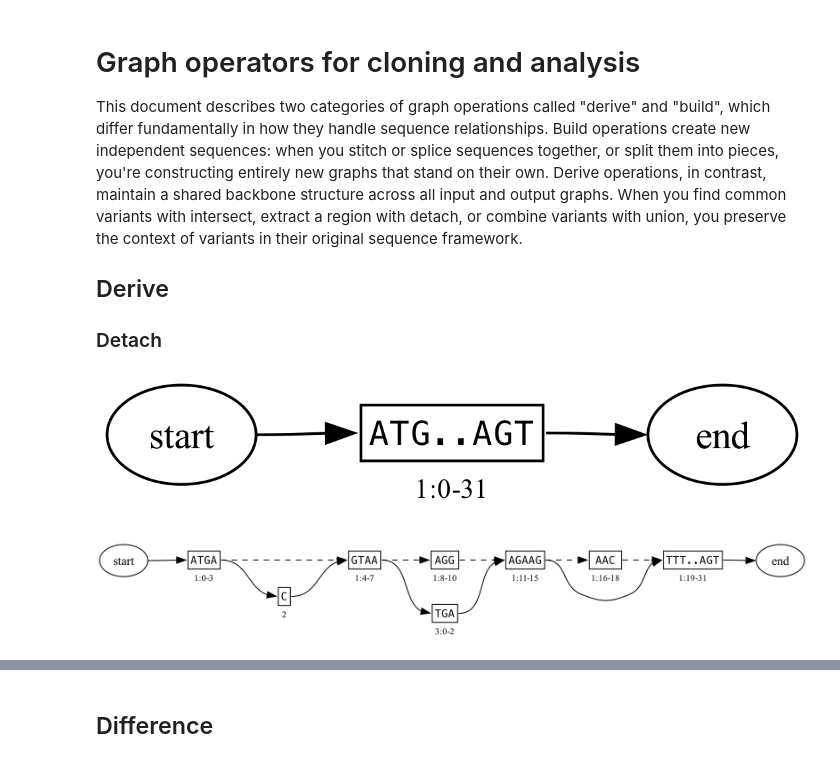
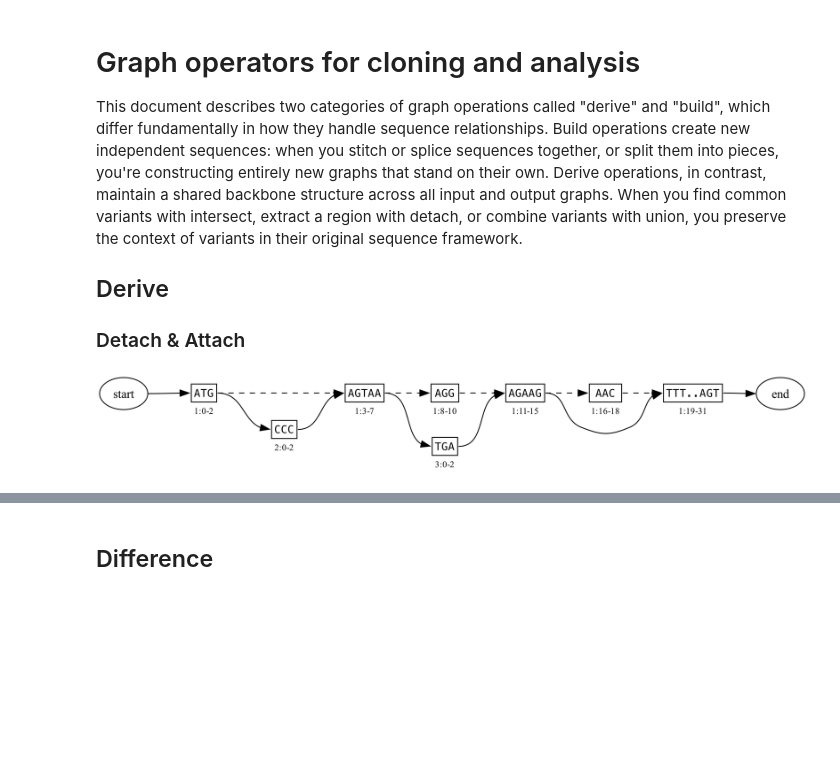
Before and after one commit to ginkgobioworks/gen, a Jupyter notebook: docs/figures/operators.ipynb, the cells around one changed output, grey strips where cells are left out. Cells and saved outputs as stored; diff of their text form; code cells hidden in the pictures; blank space fills up the shorter version.

```diff
--- a/docs/figures/operators.ipynb
+++ b/docs/figures/operators.ipynb
@@ -14,33 +98,31 @@ from io import BytesIO
 This document describes two categories of graph operations called "derive" and "build", which differ fundamentally in how they handle sequence relationships. Build operations create new independent sequences: when you stitch or splice sequences together, or split them into pieces, you're constructing entirely new graphs that stand on their own. Derive operations, in contrast, maintain a shared backbone structure across all input and output graphs. When you find common variants with intersect, extract a region with detach, or combine variants with union, you preserve the context of variants in their original sequence framework.
 
 ## Derive
-### Detach
+### Detach & Attach
 # %%
 # Start with a linear reference
 G_ref = genfig.Graph()
 n1 = G_ref.add_node('ATGAGTAAAGGAGAAGAACTTTTCACTGGAGT') # Derived from BBa_K1896001
 G_ref.connect_to_source(n1)
 G_ref.connect_to_sink(n1)
-display(G_ref)
 
 # Then we make the total graph that includes everything:
 G_all = deepcopy(G_ref)
 
 # Insertion:
-n2 = G_all.add_node('C')
-G_all.add_edge((n1, 3), (n2, 0))
-G_all.add_edge((n2, 0), (n1, 4))
+n2 = G_all.add_node('CCC')
+G_all.add_edge((n1, 2), (n2, 0))
+G_all.add_edge((n2, 2), (n1, 3))
 
 # Substitution:
 n3 = G_all.add_node('TGA')
 G_all.add_edge((n1, 7), (n3, 0))
 G_all.add_edge((n3, 2), (n1, 11))
 
 # Deletion:
 G_all.add_edge((n1, 15), (n1, 19))
 # %% [output]
-[figure, old version]
+[figure, new version]
-[figure, removed]
 # %%
 panels = []
 # Detaching extracts a subgraph, which is equivalent to moving the source and sink edges,
```
Also changed, not shown: parts of 13 cells of this notebook, 25 other files.
